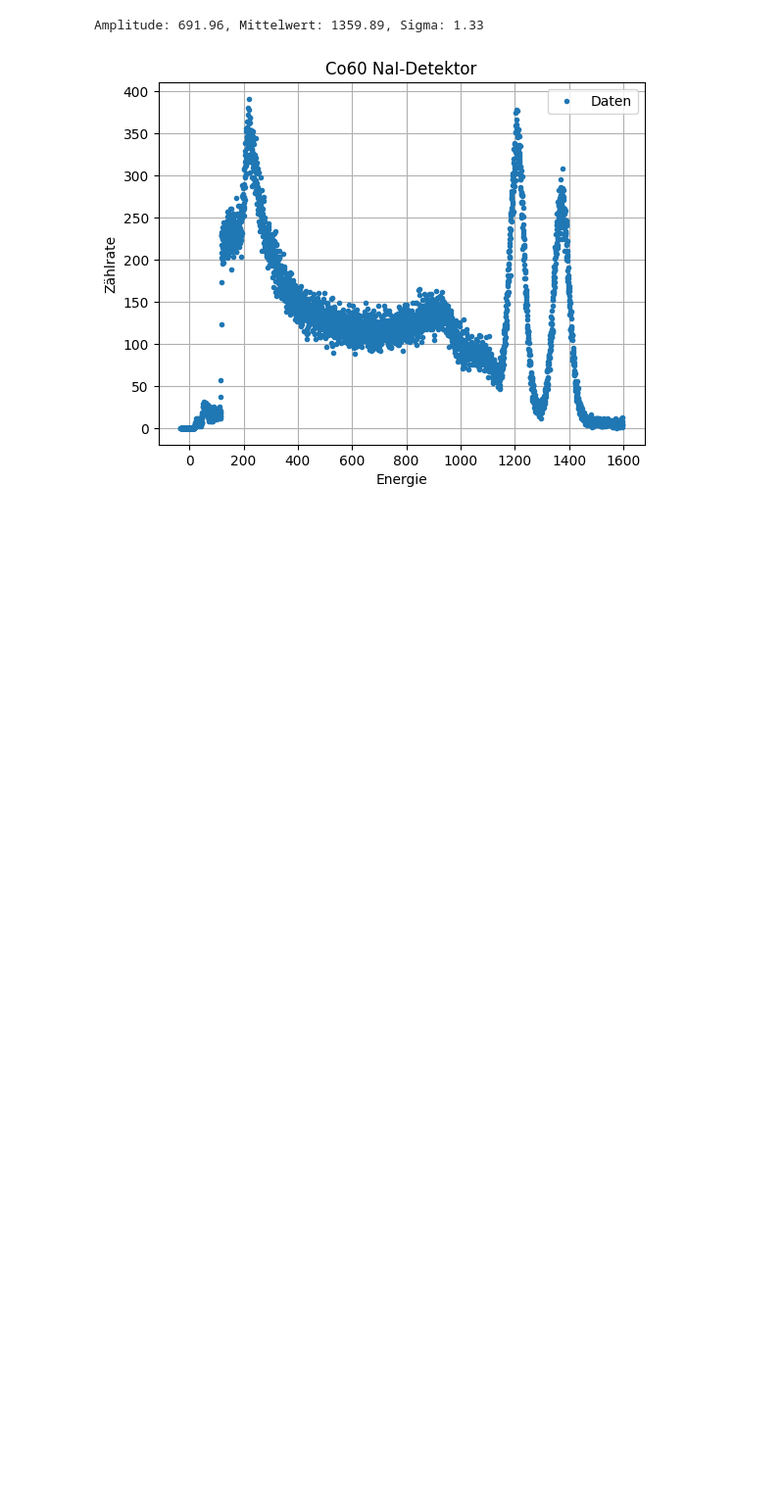
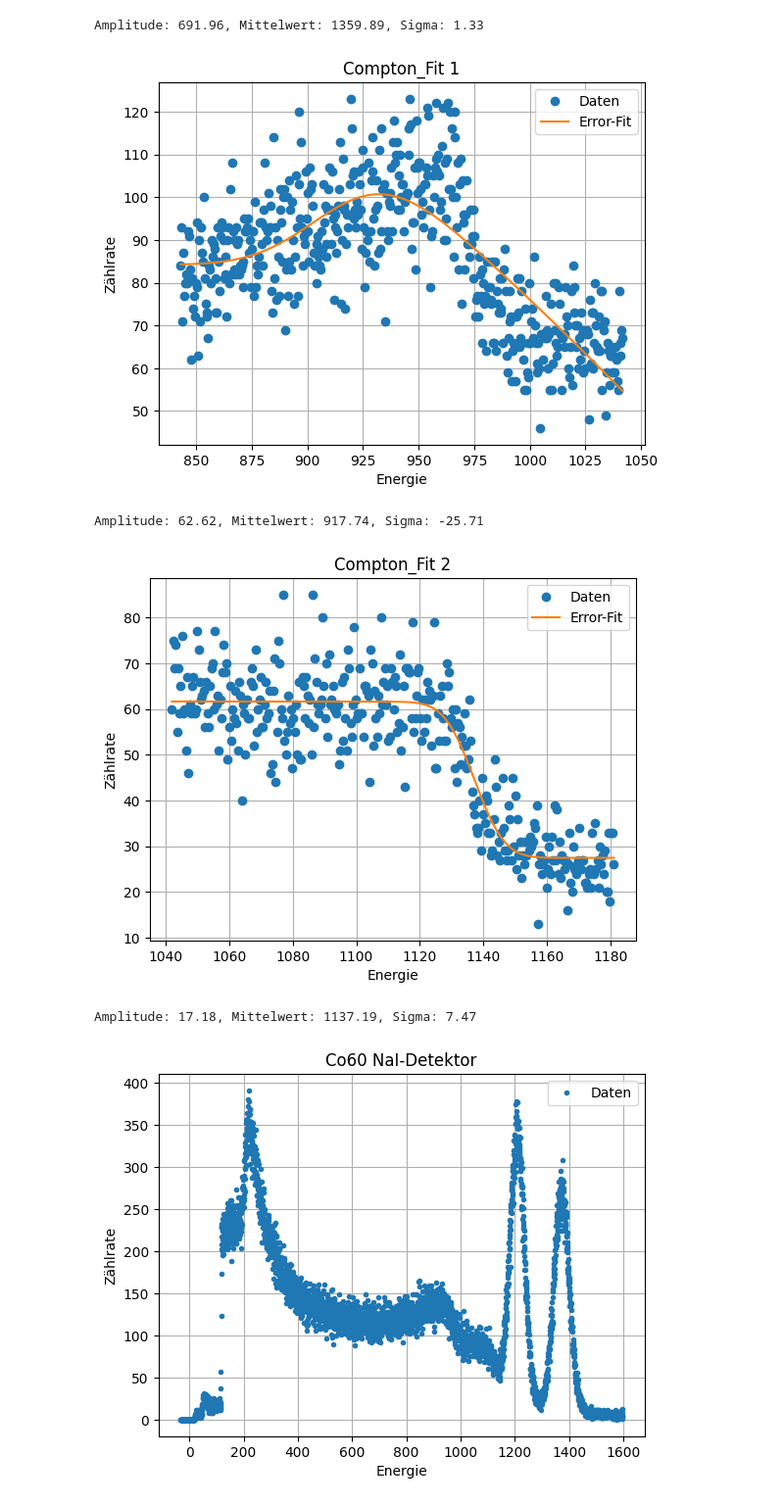
Before and after one commit to caesar2003/P4-Gamma-Coincidence-Spectroscopy, a Jupyter notebook: auswertung.ipynb, the cells around one changed output. Shown at 98% size. Saved outputs shown, nothing was run; the diff lists cells and outputs as text; code cells hidden in the pictures; blank space fills up the shorter version.

Commit message:
krass der error fit hat funktioniert

```diff
--- a/auswertung.ipynb
+++ b/auswertung.ipynb
@@ -281,6 +281,57 @@ for i in range(len(area)):
 Amplitude: 810.59, Mittelwert: 1193.23, Sigma: 1.37
 [figure]
 Amplitude: 691.96, Mittelwert: 1359.89, Sigma: 1.33
+# %%
+area = np.array([[2200,2700], [2700,3050]])
+
+from scipy import special
+
+def Compton_edge(x,A , mu, sigma = 10, baseline = 0,  B = 1):
+    return A * special.erfc((x-mu)/(np.sqrt(2) * sigma)) * (1 + B * (x/mu - 0.5)**2) + baseline
+
+
+def Gauss(x, A, mu, sigma):
+    return A * np.exp(-0.5 * ((x - mu) / sigma)**2)
+mu_arr = np.array([])
+
+for i in range(len(area)):
+
+    xdata = Linear(np.arange(len(Co60_Ge_spec)), mg  , cg  )[area[i,0]:area[i,1]]
+    ydata = Co60_Ge_spec[area[i,0]:area[i,1]]
+
+        # Bestimme grobe Startwerte aus den Daten
+    A0 = np.max(ydata) - np.min(ydata)       # Amplitude (Höhe der Kante)
+    mu0 = xdata[np.argmax(np.gradient(ydata))]  # Position der "Kante", wo der Gradient am größten ist
+    sigma0 = (xdata[-1] - xdata[0]) / 20     # Breite der Kante, eher schmal (z. B. 1/20 des Bereichs)
+    baseline0 = np.min(ydata)               # Unterster Wert als Basislinie
+    B0 = 0.1                                # Leichter quadratischer Verlauf – meist klein
+
+    p0 = [A0, mu0, sigma0, baseline0, B0]
+
+
+
+    parameters, _ = curve_fit(Compton_edge, xdata, ydata, p0=p0)
+
+
+    A_fit, mu_fit, sigma_fit, baseline_fit, B_fit = parameters
+    fit_y = Compton_edge(np.linspace(xdata[0], xdata[-1], 100), A_fit, mu_fit, sigma_fit, baseline_fit, B_fit)
+    mu_arr = np.append(mu_arr, mu_fit)
+
+
+    plt.plot(xdata, ydata, 'o', label='Daten')
+    plt.plot(np.linspace(xdata[0], xdata[-1],100), fit_y, '-', label='Error-Fit')
+    plt.legend()
+    plt.xlabel("Energie")
+    plt.ylabel("Zählrate")
+    plt.title(f'Compton_Fit {i+1}')
+    plt.grid(True)
+    plt.show()
+    print(f"Amplitude: {A_fit:.2f}, Mittelwert: {mu_fit:.2f}, Sigma: {sigma_fit:.2f}")
+# %% [output]
+[figure, added]
+Amplitude: 62.62, Mittelwert: 917.74, Sigma: -25.71
+[figure, added]
+Amplitude: 17.18, Mittelwert: 1137.19, Sigma: 7.47
 # %%
 xdata = Linear(np.arange(len(Co60_NaI_spec)), mn  , cn  )
 ydata = Co60_NaI_spec
```
Also changed, not shown: parts of 1 cell of this notebook.
